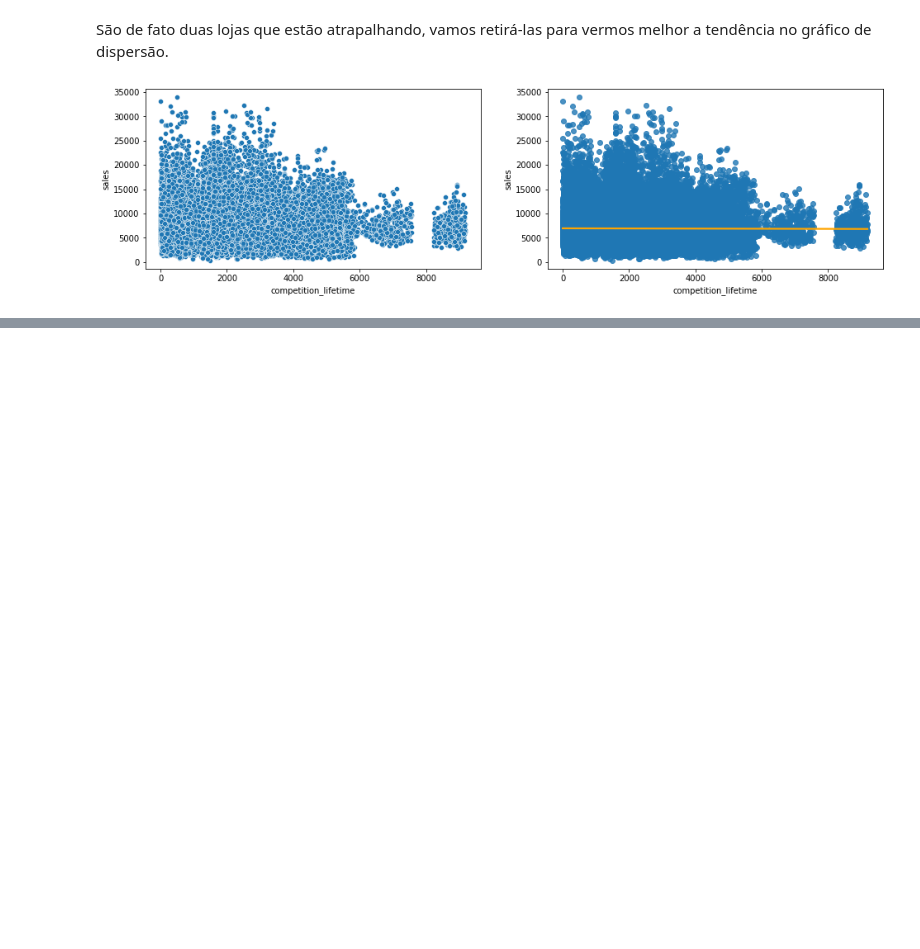
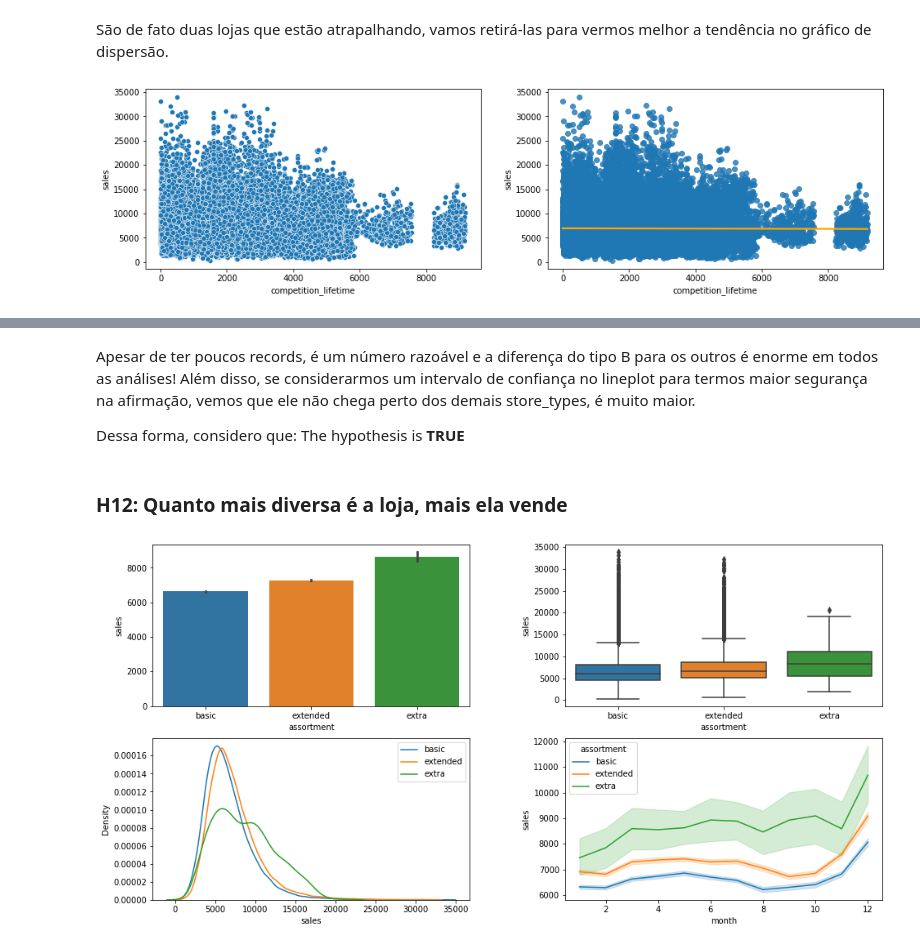
Before and after one commit to raposofrct/Sales-Prediction, a Jupyter notebook: notebook.ipynb, the cells around one changed output, grey strips where cells are left out. Saved outputs shown, nothing was run; the diff lists cells and outputs as text; code cells hidden in the pictures; blank space fills up the shorter version.

```diff
--- a/notebook.ipynb
+++ b/notebook.ipynb
@@ -1358,0 +1310,28 @@ Nós vimos nos gráficos de dispersão que o comportamento geral é horizontal,
+# %% [markdown]
+Apesar de ter poucos records, é um número razoável e a diferença do tipo B para os outros é enorme em todos as análises! Além disso, se considerarmos um intervalo de confiança no lineplot para termos maior segurança na afirmação, vemos que ele não chega perto dos demais store_types, é muito maior.
+
+Dessa forma, considero que: The hypothesis is **TRUE**
+# %% [markdown]
+### H12: Quanto mais diversa é a loja, mais ela vende
+# %%
+plt.figure(figsize=(16,8))
+plt.subplots_adjust(wspace=0.3)
+
+plt.subplot(2,2,1)
+sns.barplot(x=dados['assortment'],y=dados['sales'],order=['basic','extended','extra'])
+
+plt.subplot(2,2,2)
+sns.boxplot(x=dados['assortment'],y=dados['sales'],order=['basic','extended','extra'])
+
+plt.subplot(2,2,3)
+sns.kdeplot(x=dados[dados['assortment']=='basic']['sales'])
+sns.kdeplot(x=dados[dados['assortment']=='extended']['sales'])
+sns.kdeplot(x=dados[dados['assortment']=='extra']['sales'])
+plt.legend(['basic','extended','extra'])
+
+plt.subplot(2,2,4)
+sns.lineplot(x=dados['month'],y=dados['sales'],hue=dados['assortment'])
+
+plt.show()
+# %% [output]
+[figure, added]
```
Also changed, not shown: parts of 44 cells of this notebook.
